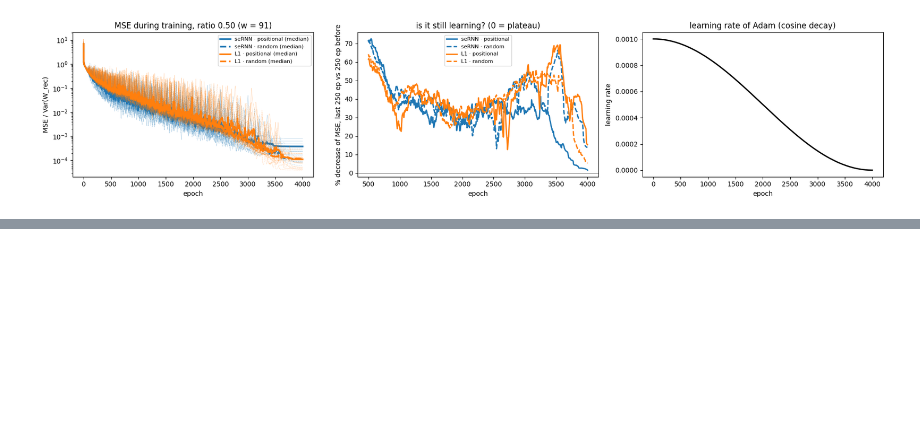
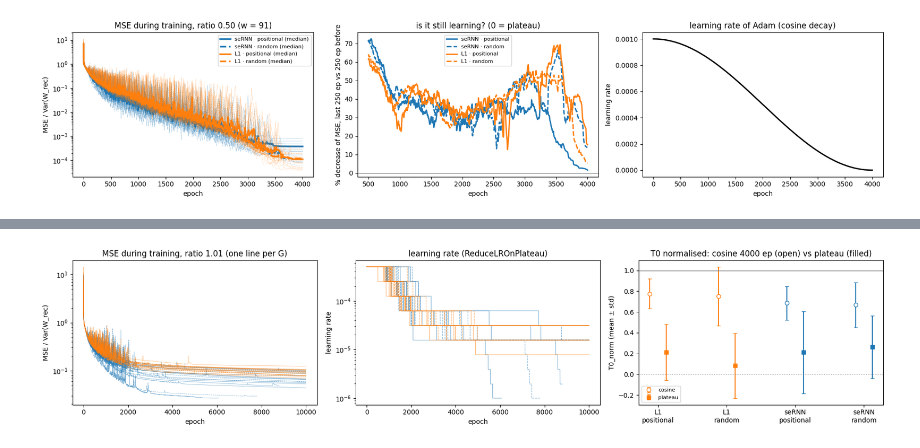
Before and after one commit to ramosleandre/Spatial_Compressibility, a Jupyter notebook: spatial_compressibility.ipynb, the cells around one changed output, grey strips where cells are left out. Cells and saved outputs as stored; diff of their text form; code cells hidden in the pictures; blank space fills up the shorter version.

Commit message:
update: more work on the T0 accuracy problem now 8g with 16000 epochs

```diff
--- a/spatial_compressibility.ipynb
+++ b/spatial_compressibility.ipynb
@@ -1104,0 +1116,88 @@ learning_curves(91)   # ratio 0.5 (block 8)
+# %%
+# Hyperparameters of this test
+W_TEST = 62               # G size retrained: ratio 1.01 (block 8)
+G2_LR = 5e-4              # starting learning rate, constant: half of G_LR (block 8)
+G2_MAX_EPOCHS = 10000     # upper bound only: EarlyStopping stops before if G stops learning
+RLR_FACTOR = 0.5          # ReduceLROnPlateau: learning rate x 0.5 ...
+RLR_PATIENCE = 100        # ... when the MSE has not improved for 100 epochs
+RLR_MIN_LR = 1e-6         # never below this learning rate
+ES_PATIENCE = 400         # EarlyStopping: stop when the MSE has not improved for 400 epochs (several learning-rate drops)
+MIN_GAIN = 1e-4           # "improved" = MSE drops by more than MIN_GAIN x Var(W_rec)
+
+G2_SETTINGS = str([G_ACTIVATION, G_BATCH_SIZE, G_SEED, RANDOM_LABEL_SEED, G2_LR, G2_MAX_EPOCHS,
+                   RLR_FACTOR, RLR_PATIENCE, RLR_MIN_LR, ES_PATIENCE, MIN_GAIN])   # what a saved G depends on
+
+def run_G2(group, seed, label_type, w):
+    """Train G with ReduceLROnPlateau + EarlyStopping, or reload it. Returns W_hat, loss and learning rate per epoch."""
+    path = f"{OUT_DIR}/bottleneck/G_plateau/{group}_seed{seed}_{label_type}_w{w}.npz"
+    if os.path.exists(path):
+        saved = np.load(path)
+        if str(saved['settings']) == G2_SETTINGS:
+            return saved['W_hat'], saved['loss'], saved['lr']
+    W_rec = NETS[(group, seed)]['W_rec']
+    X, y = pair_inputs(LABELS[label_type]), W_rec.reshape(-1, 1)
+    min_delta = MIN_GAIN * np.var(W_rec)
+    G = make_G(w)                                                        # same architecture and initialisation as block 9 ...
+    G.compile(optimizer=tf.keras.optimizers.Adam(G2_LR), loss='mse')     # ... but a constant learning rate, lowered by the callbacks
+    callbacks = [tf.keras.callbacks.ReduceLROnPlateau(monitor='loss', factor=RLR_FACTOR, patience=RLR_PATIENCE,
+                                                      min_delta=min_delta, min_lr=RLR_MIN_LR),
+                 tf.keras.callbacks.EarlyStopping(monitor='loss', patience=ES_PATIENCE, min_delta=min_delta,
+                                                  restore_best_weights=True)]
+    history = G.fit(X, y, batch_size=G_BATCH_SIZE, epochs=G2_MAX_EPOCHS, shuffle=True, verbose=0, callbacks=callbacks)
+    W_hat = G.predict(X, batch_size=N_COMPRESSED, verbose=0).reshape(N_UNITS, N_UNITS)
+    loss, lr = np.array(history.history['loss']), np.array(history.history['learning_rate'])
+    os.makedirs(os.path.dirname(path), exist_ok=True)
+    np.savez(path, W_hat=W_hat, loss=loss, lr=lr, settings=G2_SETTINGS)
+    return W_hat, loss, lr
+
+# 1. Train the 40 G's, N_JOBS at a time (as block 10)
+def train2_and_save(group, seed, label_type, w):
+    tf.config.experimental.enable_op_determinism()
+    run_G2(group, seed, label_type, w)
+
+jobs = [(group, seed, label_type, W_TEST) for (group, seed) in NETS for label_type in LABELS]
+Parallel(n_jobs=N_JOBS, verbose=5)(delayed(train2_and_save)(*job) for job in jobs)
+
+# 2. T0 of each G, next to the cosine run of block 10 (same network, label type and size)
+rows, runs = [], {}
+for (group, seed), net in NETS.items():
+    for label_type in LABELS:
+        W_hat, loss, lr = run_G2(group, seed, label_type, W_TEST)
+        runs[(group, seed, label_type)] = (loss / np.var(net['W_rec']), lr)
+        cos = bottleneck[(bottleneck.group == group) & (bottleneck.seed == seed) &
+                         (bottleneck.labels == label_type) & (bottleneck.w == W_TEST)].iloc[0]
+        t0 = T0(net, W_hat)
+        rows.append(dict(group=group, seed=seed, labels=label_type, epochs=len(loss), final_lr=lr[-1],
+                         mse_rel_cosine=cos.mse_rel, mse_rel_plateau=np.mean((W_hat - net['W_rec']) ** 2) / np.var(net['W_rec']),
+                         T0_norm_cosine=cos.T0_norm, T0_norm_plateau=(t0 - cos.floor) / (cos.acc_P - cos.floor),
+                         T0_cosine=cos.T0, T0_plateau=t0))
+plateau = pd.DataFrame(rows)
+plateau.to_csv(f"{OUT_DIR}/bottleneck/results_plateau_w{W_TEST}.csv", index=False)
+
+print(f"stopped before {G2_MAX_EPOCHS} epochs (real plateau): {(plateau.epochs < G2_MAX_EPOCHS).sum()} / {len(plateau)} G's")
+cols = ['epochs', 'mse_rel_cosine', 'mse_rel_plateau', 'T0_norm_cosine', 'T0_norm_plateau', 'T0_cosine', 'T0_plateau']
+display(plateau.groupby(['group', 'labels'], sort=False)[cols].mean().round(3))
+
+# 3. Figure: MSE curves, learning rate, T0 normalised (cosine vs plateau)
+fig, axs = plt.subplots(1, 3, figsize=(18, 4))
+for (group, seed, label_type), (curve, lr) in runs.items():
+    axs[0].plot(np.arange(1, len(curve) + 1), curve, color=COLORS[group], ls=STYLES[label_type], lw=0.6, alpha=0.5)
+    axs[1].plot(np.arange(1, len(lr) + 1), lr, color=COLORS[group], ls=STYLES[label_type], lw=0.8, alpha=0.6)
+axs[0].set_yscale('log'); axs[0].set_xlabel('epoch'); axs[0].set_ylabel('MSE / Var(W_rec)')
+axs[0].set_title(f'MSE during training, ratio {N_COMPRESSED / g_n_params(W_TEST):.2f} (one line per G)')
+axs[1].set_yscale('log'); axs[1].set_xlabel('epoch'); axs[1].set_ylabel('learning rate')
+axs[1].set_title('learning rate (ReduceLROnPlateau)')
+conds = list(plateau.groupby(['group', 'labels'], sort=False).groups)
+for k, (group, label_type) in enumerate(conds):
+    x = plateau[(plateau.group == group) & (plateau.labels == label_type)]
+    for dx, run, marker in [(-0.12, 'cosine', 'o'), (0.12, 'plateau', 's')]:
+        axs[2].errorbar(k + dx, x[f'T0_norm_{run}'].mean(), yerr=x[f'T0_norm_{run}'].std(), color=COLORS[group],
+                        marker=marker, mfc='white' if run == 'cosine' else COLORS[group], capsize=3, ls='none',
+                        label=f'{run}' if k == 0 else None)
+axs[2].axhline(1, color='grey', lw=1); axs[2].axhline(0, color='grey', lw=1, ls=':')
+axs[2].set_xticks(range(len(conds)), [f"{g}\n{l}" for g, l in conds])
+axs[2].set_ylabel('T0_norm (mean ± std)')
+axs[2].set_title(f'T0 normalised: cosine {G_EPOCHS} ep (open) vs plateau (filled)')
+axs[2].legend(fontsize=8)
+plt.tight_layout(); plt.show()
+# %% [output]
@@ -1104,0 +1228 @@ learning_curves(91)   # ratio 0.5 (block 8)
+[figure, added]
```
Also changed, not shown: parts of 4 cells of this notebook, 4 other files.
